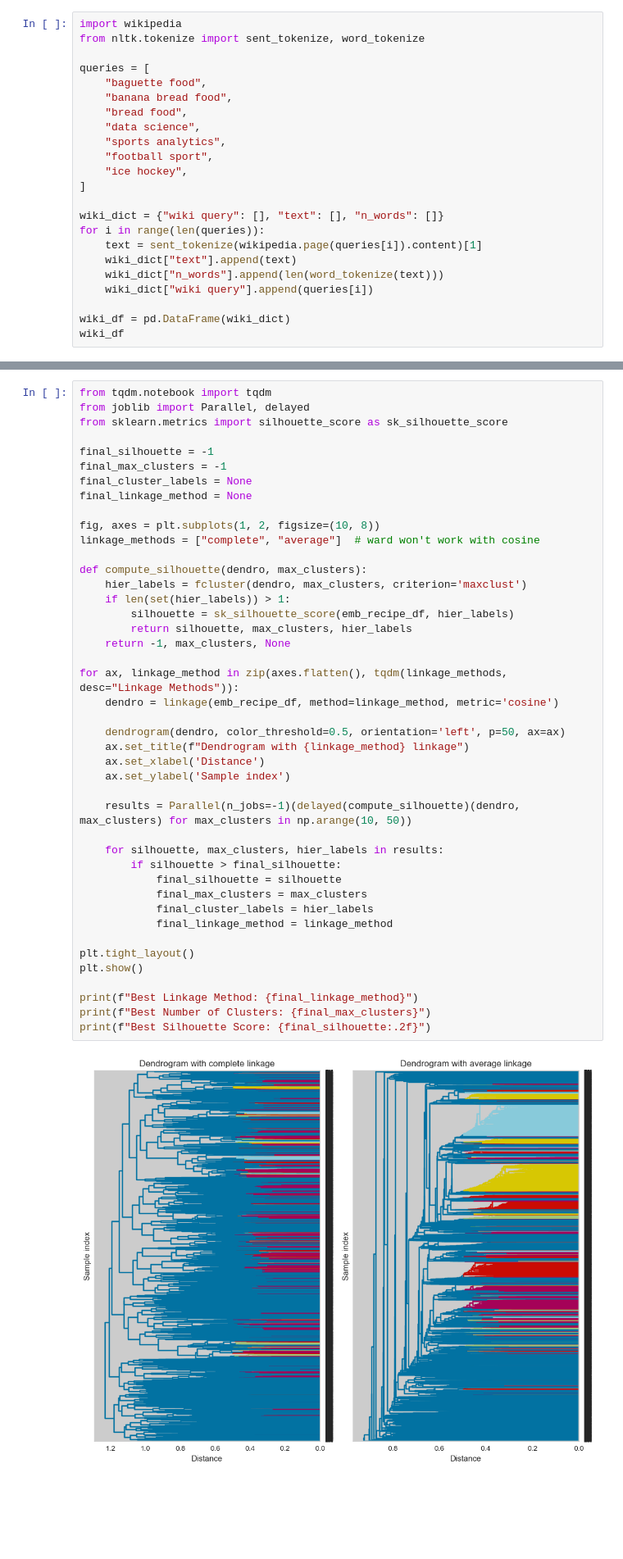
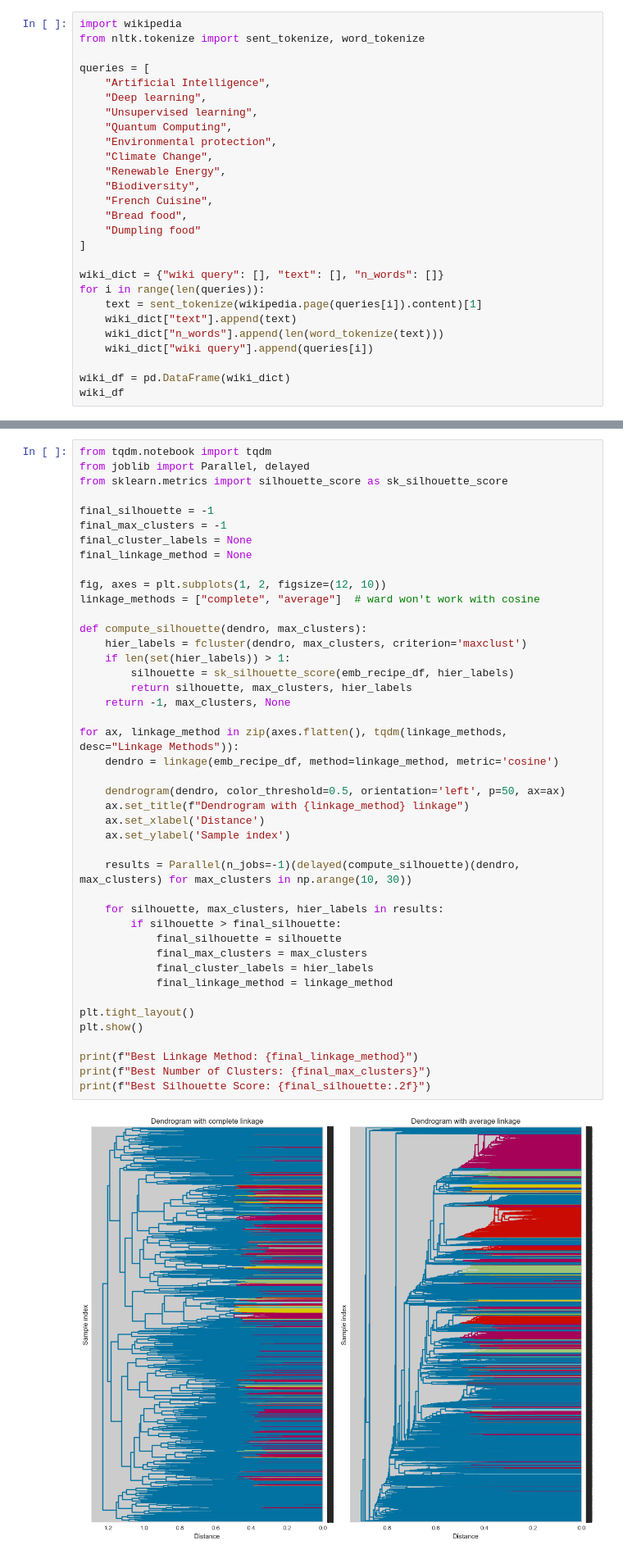
Before and after one commit to Hanson-Sun/cpsc330-hw6, a Jupyter notebook: hw6.ipynb, the cells around one changed output, grey strips where cells are left out. Shown at 82% size. Cells and saved outputs as stored; diff of their text form; blank space fills up the shorter version.

```diff
--- a/hw6.ipynb
+++ b/hw6.ipynb
@@ -109,13 +109,17 @@ import wikipedia
 from nltk.tokenize import sent_tokenize, word_tokenize
 
 queries = [
-    "baguette food",
-    "banana bread food",
-    "bread food",
-    "data science",
-    "sports analytics",
-    "football sport",
-    "ice hockey",
+    "Artificial Intelligence",
+    "Deep learning",
+    "Unsupervised learning",
+    "Quantum Computing",
+    "Environmental protection",
+    "Climate Change",
+    "Renewable Energy",
+    "Biodiversity",
+    "French Cuisine",
+    "Bread food",
+    "Dumpling food"
 ]
 
 wiki_dict = {"wiki query": [], "text": [], "n_words": []}
@@ -1094,41 +1132,41 @@ final_max_clusters = -1
 final_cluster_labels = None
 final_linkage_method = None
 
-fig, axes = plt.subplots(1, 2, figsize=(10, 8))
+fig, axes = plt.subplots(1, 2, figsize=(12, 10))
 linkage_methods = ["complete", "average"]  # ward won't work with cosine
 
 def compute_silhouette(dendro, max_clusters):
     hier_labels = fcluster(dendro, max_clusters, criterion='maxclust')
     if len(set(hier_labels)) > 1:
         silhouette = sk_silhouette_score(emb_recipe_df, hier_labels)
         return silhouette, max_clusters, hier_labels
     return -1, max_clusters, None
 
 for ax, linkage_method in zip(axes.flatten(), tqdm(linkage_methods, desc="Linkage Methods")):
     dendro = linkage(emb_recipe_df, method=linkage_method, metric='cosine')
 
     dendrogram(dendro, color_threshold=0.5, orientation='left', p=50, ax=ax)
     ax.set_title(f"Dendrogram with {linkage_method} linkage")
     ax.set_xlabel('Distance')
     ax.set_ylabel('Sample index')
 
-    results = Parallel(n_jobs=-1)(delayed(compute_silhouette)(dendro, max_clusters) for max_clusters in np.arange(10, 50))
+    results = Parallel(n_jobs=-1)(delayed(compute_silhouette)(dendro, max_clusters) for max_clusters in np.arange(10, 30))
 
     for silhouette, max_clusters, hier_labels in results:
         if silhouette > final_silhouette:
             final_silhouette = silhouette
             final_max_clusters = max_clusters
             final_cluster_labels = hier_labels
             final_linkage_method = linkage_method
 
 plt.tight_layout()
 plt.show()
 
 print(f"Best Linkage Method: {final_linkage_method}")
 print(f"Best Number of Clusters: {final_max_clusters}")
 print(f"Best Silhouette Score: {final_silhouette:.2f}")
 # %% [output]
-[figure, old version]
+[figure, new version]
 Best Linkage Method: average
 Best Number of Clusters: 10
 Best Silhouette Score: 0.11
```
Also changed, not shown: parts of 43 cells of this notebook, 3 other files.
